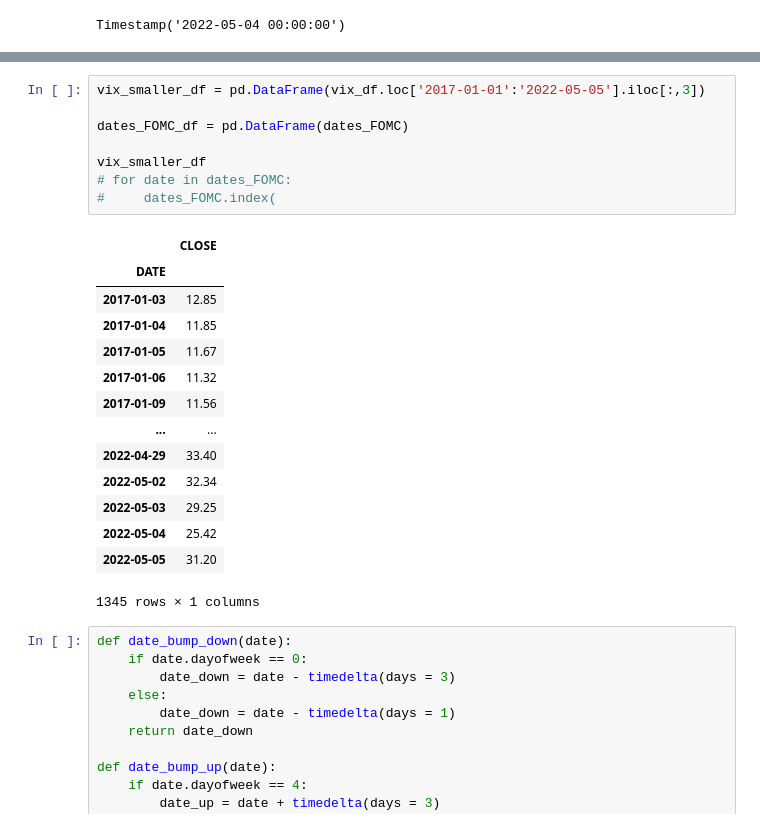
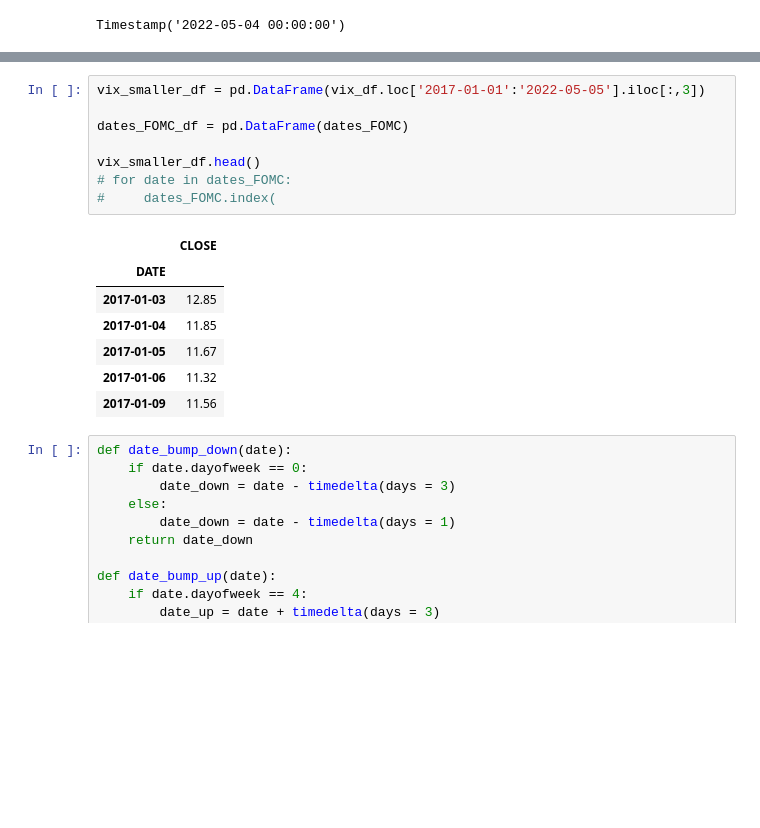
Before and after one commit to NikoKorolog/fomc_meeting_analysis, a Jupyter notebook: Main.ipynb, the cells around one changed output, grey strips where cells are left out. Cells and saved outputs as stored; diff of their text form; blank space fills up the shorter version.

```diff
--- a/Main.ipynb
+++ b/Main.ipynb
@@ -32,26 +25,19 @@ vix_df
 # %%
 vix_smaller_df = pd.DataFrame(vix_df.loc['2017-01-01':'2022-05-05'].iloc[:,3])
 
 dates_FOMC_df = pd.DataFrame(dates_FOMC)
 
-vix_smaller_df
+vix_smaller_df.head()
 # for date in dates_FOMC:
 #     dates_FOMC.index(
 # %% [output]
 |  | CLOSE |
 | DATE |  |
 | 2017-01-03 | 12.85 |
 | 2017-01-04 | 11.85 |
 | 2017-01-05 | 11.67 |
 | 2017-01-06 | 11.32 |
 | 2017-01-09 | 11.56 |
-| ... | ... |
-| 2022-04-29 | 33.40 |
-| 2022-05-02 | 32.34 |
-| 2022-05-03 | 29.25 |
-| 2022-05-04 | 25.42 |
-| 2022-05-05 | 31.20 |
-1345 rows × 1 columns
 # %%
 def date_bump_down(date):
     if date.dayofweek == 0:
```
Also changed, not shown: parts of 10 cells of this notebook.
